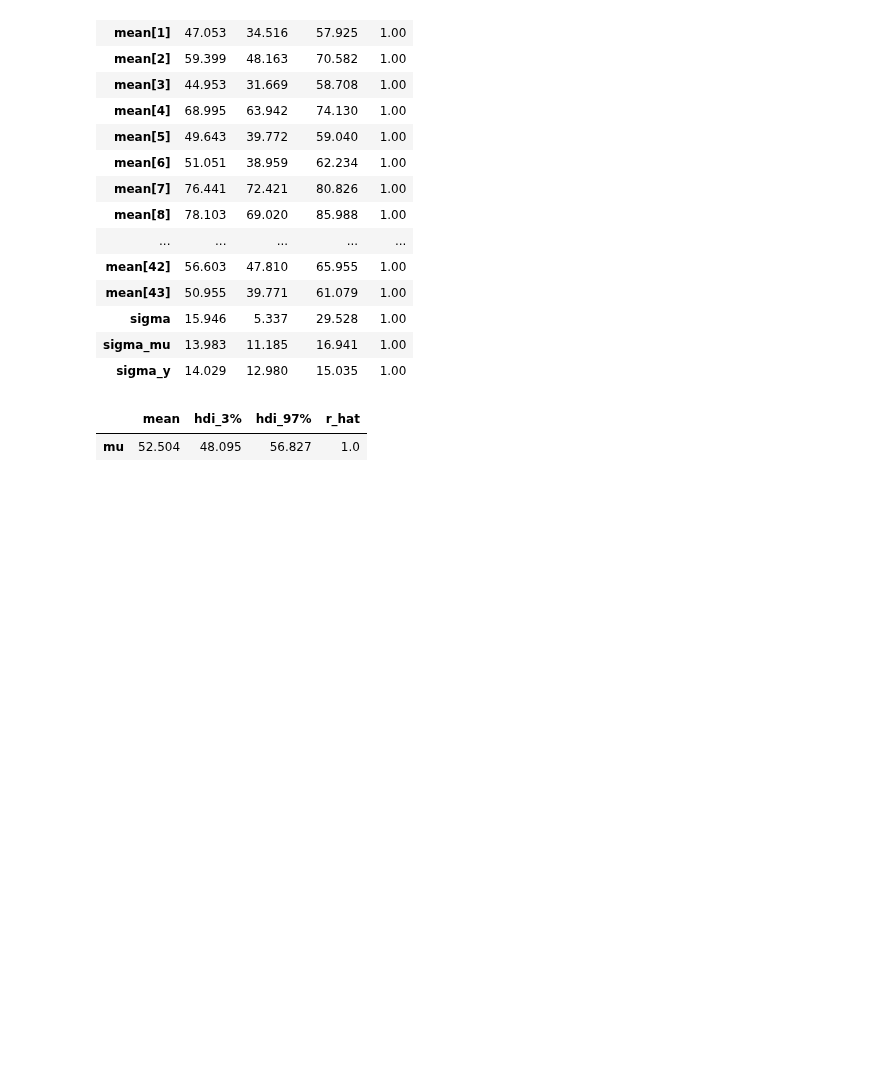
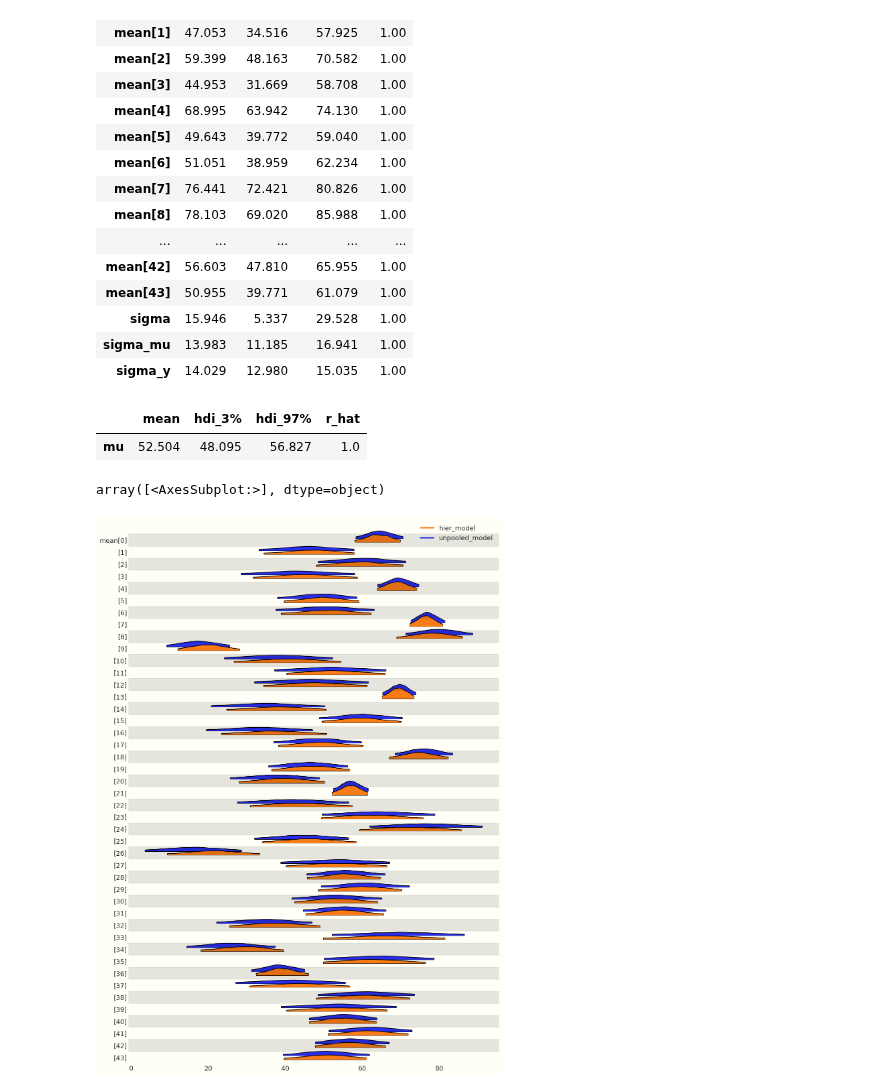
Before and after one commit to gcorani/bda, a Jupyter notebook: 3b-ProbProgramming-hierarchical.ipynb, the cells around one changed output. Cells and saved outputs as stored; diff of their text form; code cells hidden in the pictures; blank space fills up the shorter version.

```diff
--- a/3b-ProbProgramming-hierarchical.ipynb
+++ b/3b-ProbProgramming-hierarchical.ipynb
@@ -495,3 +495,8 @@ az.summary(trace_hier, var_names="mu")[ ["mean","hdi_3%","hdi_97%","r_hat"]]
 # %% [output]
 |  | mean | hdi_3% | hdi_97% | r_hat |
 | mu | 52.504 | 48.095 | 56.827 | 1.0 |
+# %%
+az.plot_forest([trace_unpooled, trace_hier], model_names=['unpooled_model', 'hier_model'], combined=True, kind='ridgeplot', var_names='mean')
+# %% [output]
+array([<AxesSubplot:>], dtype=object)
+[figure, added]
```
Also changed, not shown: parts of 6 cells of this notebook, 3 other files.
